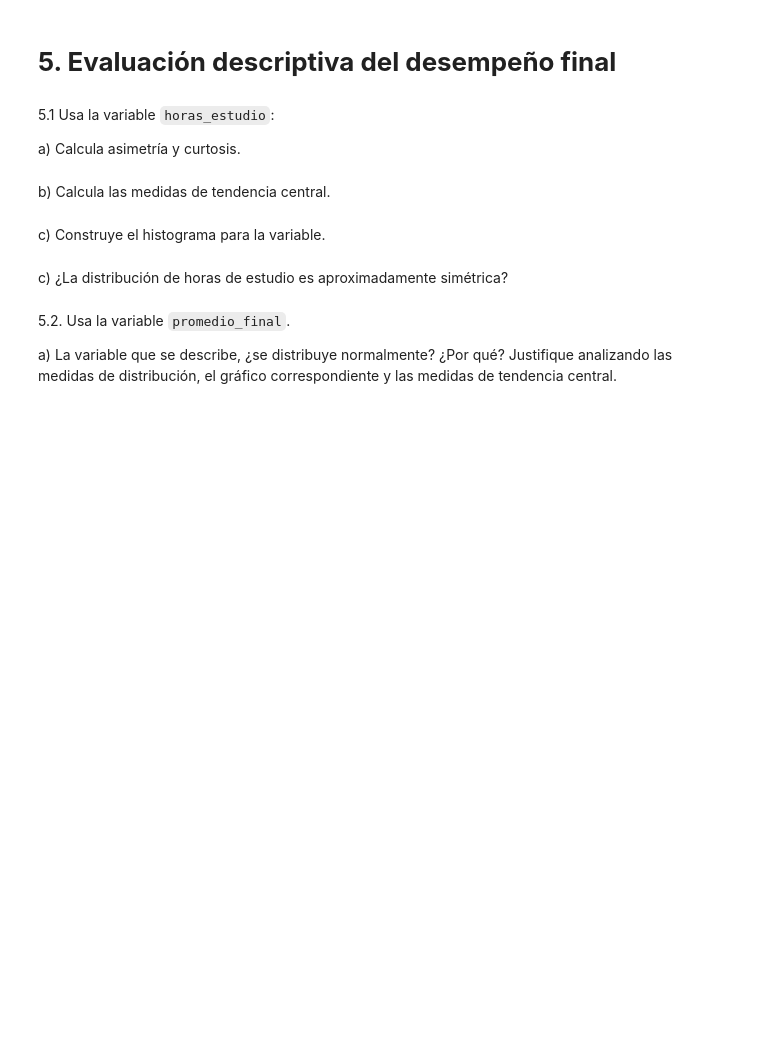
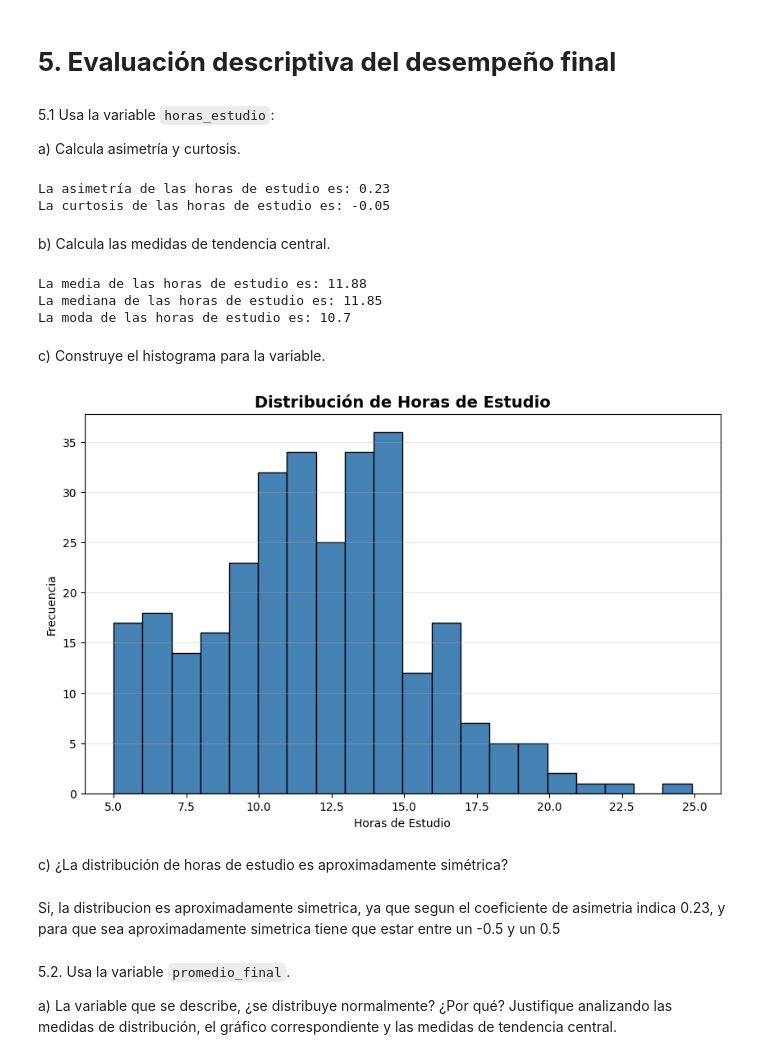
Before and after one commit to KenzoDev1/Inferencia-Estadistica, a Jupyter notebook: Unidad 1/Laboratorio_0_MAT4152.ipynb, the cells around one changed output. Saved outputs shown, nothing was run; the diff lists cells and outputs as text; code cells hidden in the pictures; blank space fills up the shorter version.

```diff
--- a/Unidad 1/Laboratorio_0_MAT4152.ipynb
+++ b/Unidad 1/Laboratorio_0_MAT4152.ipynb
@@ -135,12 +228,48 @@ c) Calcula la probabilidad de seleccionar un estudiante con satisfacción menor
 5.1 Usa la variable `horas_estudio`:
 
 a) Calcula asimetría y curtosis.
+# %%
+df = pd.read_excel("G0_A2_estudiantes.xlsx")
+asimetria = df["horas_estudio"].skew()
+curtosis = df["horas_estudio"].kurt()
+print("La asimetría de las horas de estudio es:", round(asimetria,2)) #Asimetria positiva, indica que tan ladeada esta la distribucion
+print("La curtosis de las horas de estudio es:", round(curtosis,2)) # Mide que tan puntiaguda es la curva, si hay muchos datos concentrados en el centro no
+# %% [output]
+La asimetría de las horas de estudio es: 0.23
+La curtosis de las horas de estudio es: -0.05
 # %% [markdown]
 b) Calcula las medidas de tendencia central.
+# %%
+df = pd.read_excel("G0_A2_estudiantes.xlsx")
+media = df["horas_estudio"].mean()
+mediana = df["horas_estudio"].median()
+moda = df["horas_estudio"].mode()[0]
+print("La media de las horas de estudio es:", round(media,2))
+print("La mediana de las horas de estudio es:", round(mediana,2))
+print("La moda de las horas de estudio es:", moda)
+# %% [output]
+La media de las horas de estudio es: 11.88
+La mediana de las horas de estudio es: 11.85
+La moda de las horas de estudio es: 10.7
 # %% [markdown]
 c) Construye el histograma para la variable.
+# %%
+import matplotlib.pyplot as plt
+
+df = pd.read_excel("G0_A2_estudiantes.xlsx")
+plt.figure(figsize=(10, 6))
+plt.hist(df["horas_estudio"], bins=20, edgecolor='black', color='steelblue')
+plt.xlabel('Horas de Estudio')
+plt.ylabel('Frecuencia')
+plt.title('Distribución de Horas de Estudio', fontsize=14, fontweight='bold')
+plt.grid(axis='y', alpha=0.3)
+plt.show()
+# %% [output]
+[figure, added]
 # %% [markdown]
 c) ¿La distribución de horas de estudio es aproximadamente simétrica?
+# %% [markdown]
+Si, la distribucion es aproximadamente simetrica, ya que segun el coeficiente de asimetria indica 0.23, y para que sea aproximadamente simetrica tiene que estar entre un -0.5 y un 0.5
 # %% [markdown]
 5.2. Usa la variable `promedio_final`.
 
```
Also changed, not shown: parts of 33 cells of this notebook, 2 other files.
